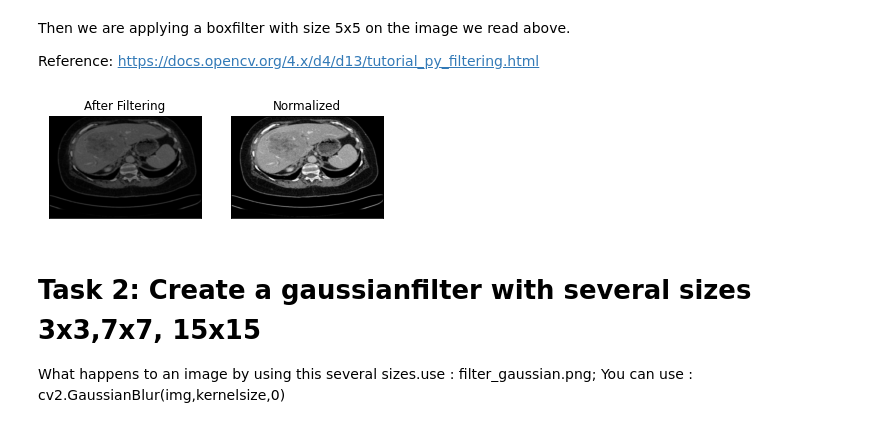
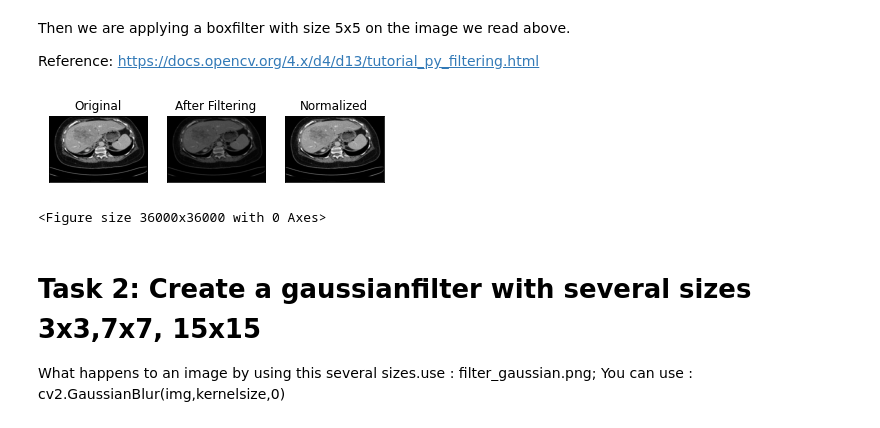
Before and after one commit to hmcyrus/python-image-processing, a Jupyter notebook: 5th exercise/completed.ipynb, the cells around one changed output. Drawn from its saved outputs; the diff is of its cells as text; code cells hidden in the pictures.

Commit message:
displaying original, filtered and normalized images together

```diff
--- a/5th exercise/completed.ipynb
+++ b/5th exercise/completed.ipynb
@@ -38,25 +38,32 @@ Reference: https://docs.opencv.org/4.x/d4/d13/tutorial_py_filtering.html
 # %%
 kernel = np.ones((5,5),np.float32)/50
 # increasing the value of the denominator will make the image blurrier
 # print(kernel)
 img_after_applying_box_filter = cv2.filter2D(img,-1,kernel)
 
 plt.imshow(img_after_applying_box_filter)
 
 norm = np.zeros((img_width,img_height))
 norm_image = cv2.normalize(img,norm,0,255,cv2.NORM_MINMAX)
 
-plt.subplot(121)
+
+plt.subplot(131)
+plt.imshow(img)
+plt.title('Original')
+plt.xticks([]), plt.yticks([])
+plt.subplot(132)
 plt.imshow(img_after_applying_box_filter)
 plt.title('After Filtering')
 plt.xticks([]), plt.yticks([])
-plt.subplot(122),
+plt.subplot(133),
 plt.imshow(norm_image),
 plt.title('Normalized')
 plt.xticks([]), plt.yticks([])
+
 plt.show()
 # %% [output]
-[figure, old version]
+[figure, new version]
+<Figure size 36000x36000 with 0 Axes>
 # %% [markdown]
 # Task 2: Create a gaussianfilter with several sizes 3x3,7x7, 15x15
 
```
Also changed, not shown: parts of 4 cells of this notebook.
